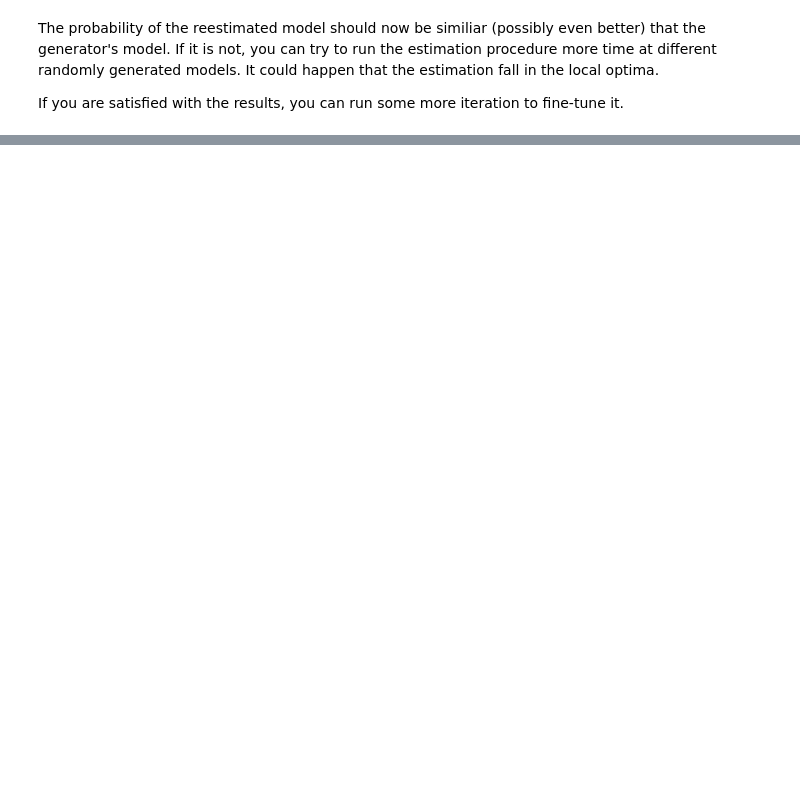
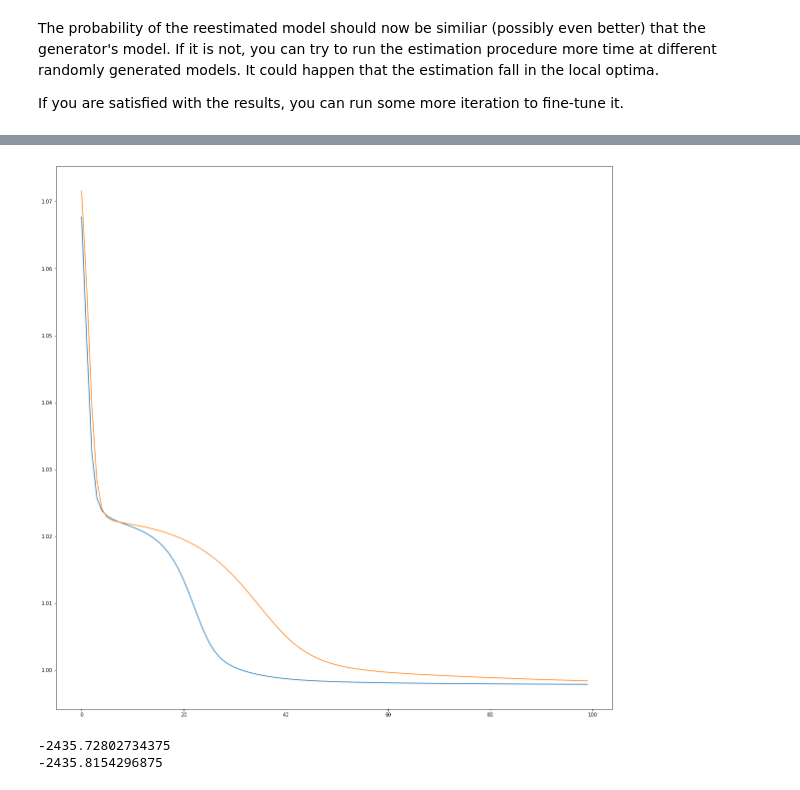
Before and after one commit to lopatovsky/HMMs, a Jupyter notebook: CT-HMM.ipynb, the cells around one changed output, grey strips where cells are left out. Saved outputs shown, nothing was run; the diff lists cells and outputs as text; code cells hidden in the pictures; blank space fills up the shorter version.

```diff
--- a/CT-HMM.ipynb
+++ b/CT-HMM.ipynb
@@ -167,0 +278,20 @@ hmms.print_parameters( hmm )
+# %%
+Q = numpy.array( [[-0.375,0.125,0.25],[0.25,-0.5,0.25],[0.25,0.125,-0.375]] )
+B = numpy.array( [[0.8,0.05,0.15],[0.05,0.9,0.05],[0.2,0.05,0.75]] )
+Pi = numpy.array( [0.6,0,0.4] )
+# %%
+cthmm = hmms.CtHMM( Q,B,Pi )
+dthmm = hmms.DtHMM( *get_dthmm_params(cthmm) )
+# %%
+t, e = create_data( dthmm, (50,50) )
+
+ct = hmms.CtHMM.random(3,3)
+dt = hmms.DtHMM( *get_dthmm_params(ct) )
+
+#hmms.print_parameters( dt )
+#hmms.print_parameters( ct )
+
+creal = cthmm.data_estimate(t,e)
+dreal = dthmm.data_estimate(e)
+print(creal)
+print(dreal)
@@ -167,0 +301,9 @@ hmms.print_parameters( hmm )
+# %%
+
+out = dt.baum_welch_graph( e, 100 )
+plt.plot( out[2:] / dreal  )
+
+outc = ct.baum_welch_graph( t,e, 100 )
+plt.plot( outc[2:] / dreal  )
+
+plt.show()
@@ -167,0 +330,16 @@ hmms.print_parameters( hmm )
+# %%
+
+plt.plot( out[1:] / dreal  )
+plt.plot( outc[1:] / dreal  )
+#plt.savefig('100itchmmvsdtmm3.svg')
+plt.show()
+# %% [output]
+[figure, added]
+# %%
+cest = ct.data_estimate(t,e)
+dest = dt.data_estimate(e)
+print(cest)
+print(dest)
+# %% [output]
+-2435.72802734375
+-2435.8154296875
```
Also changed, not shown: parts of 16 cells of this notebook, 7 other files.
